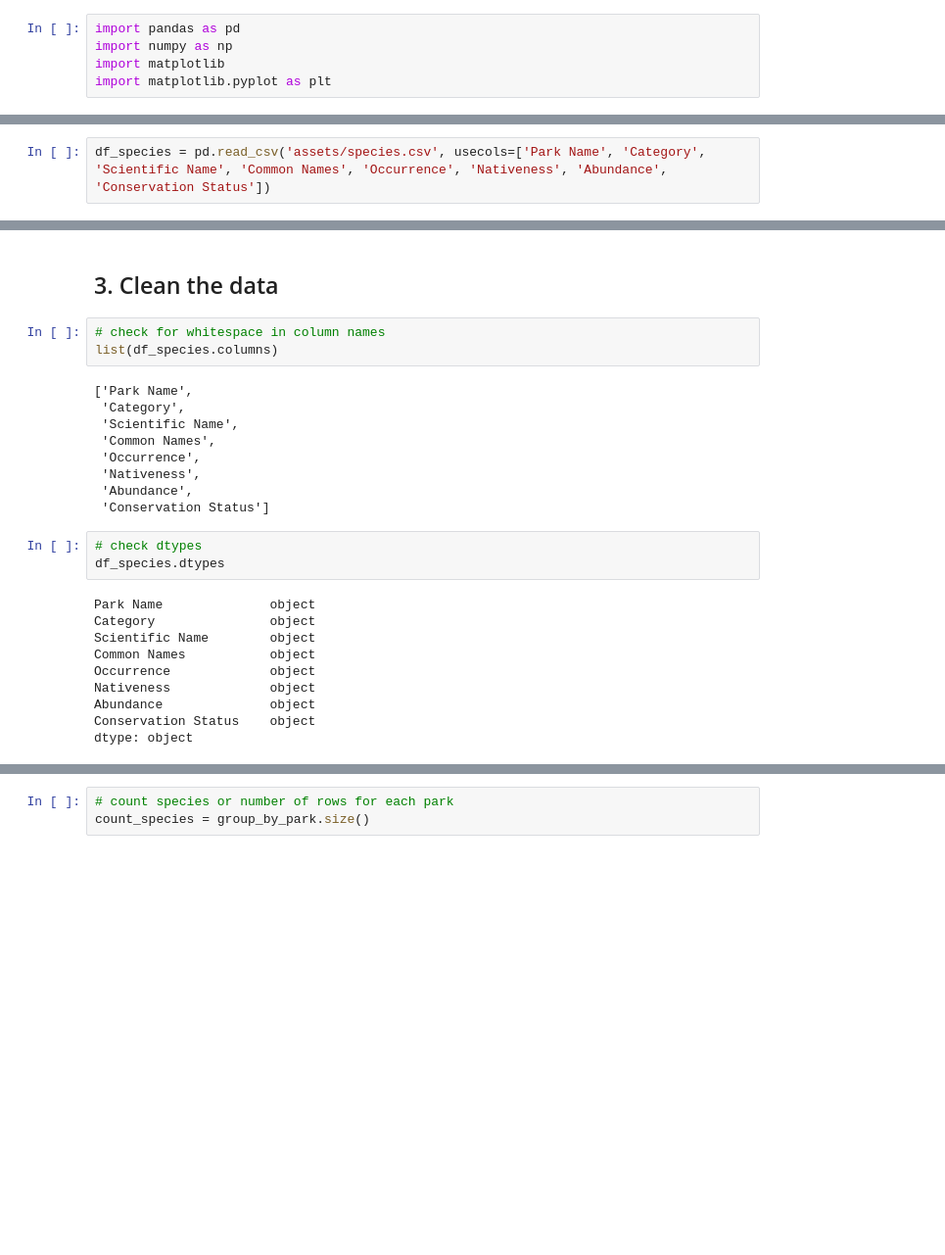
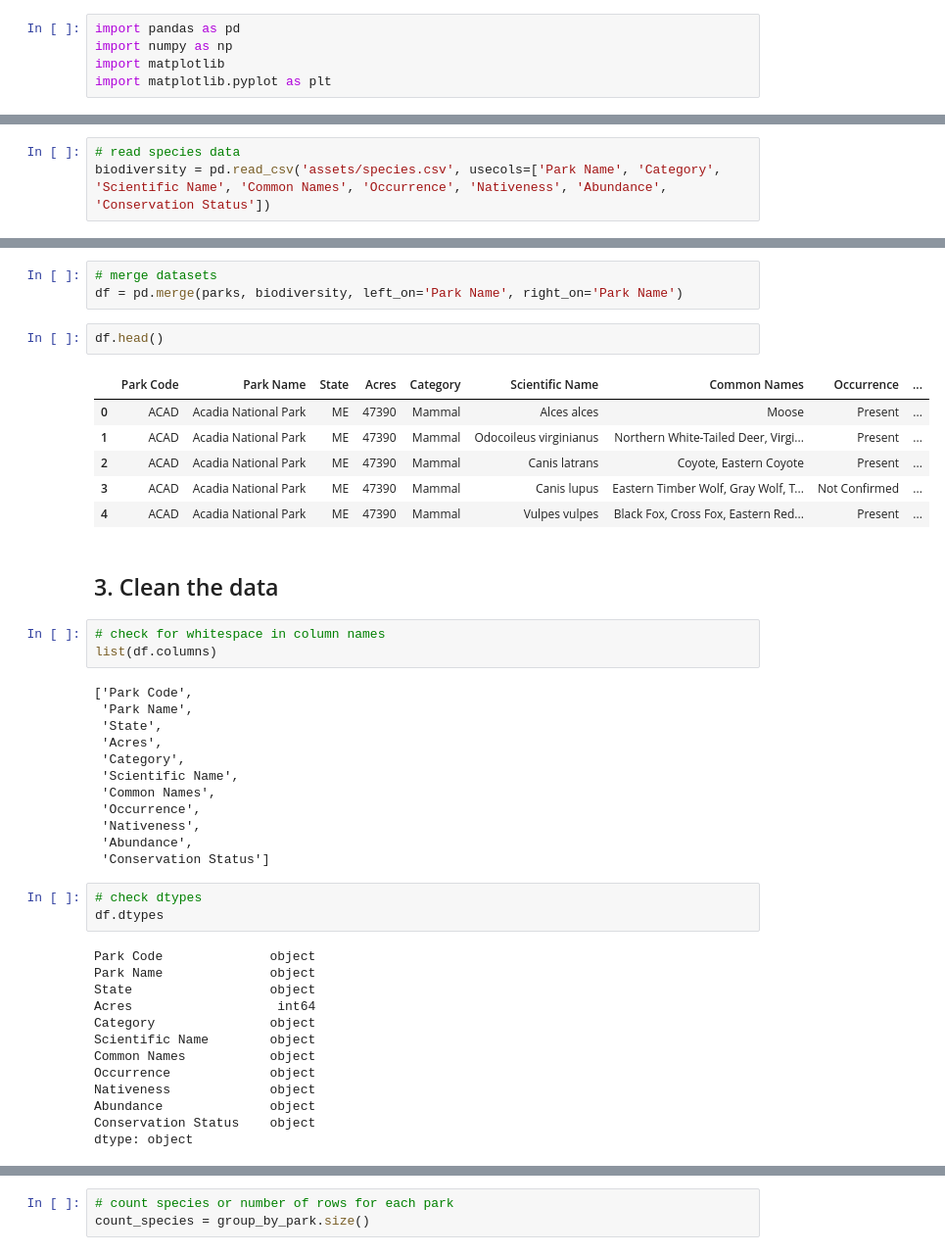
Before and after one commit to slee502/Biodiversity_in_Parks, a Jupyter notebook: Biodiversity_Project.ipynb, the cells around one changed output, grey strips where cells are left out. Shown at 98% size. Cells and saved outputs as stored; diff of their text form; blank space fills up the shorter version.

```diff
--- a/Biodiversity_Project.ipynb
+++ b/Biodiversity_Project.ipynb
@@ -10,3 +13,4 @@ import matplotlib.pyplot as plt
 # %%
-df_species = pd.read_csv('assets/species.csv', usecols=['Park Name', 'Category', 'Scientific Name', 'Common Names', 'Occurrence', 'Nativeness', 'Abundance', 'Conservation Status'])
+# read species data
+biodiversity = pd.read_csv('assets/species.csv', usecols=['Park Name', 'Category', 'Scientific Name', 'Common Names', 'Occurrence', 'Nativeness', 'Abundance', 'Conservation Status'])
 # %%
@@ -21,10 +37,25 @@ df_species.head()
+# %%
+# merge datasets
+df = pd.merge(parks, biodiversity, left_on='Park Name', right_on='Park Name')
+# %%
+df.head()
+# %% [output]
+|  | Park Code | Park Name | State | Acres | Category | Scientific Name | Common Names | Occurrence | ... |
+| 0 | ACAD | Acadia National Park | ME | 47390 | Mammal | Alces alces | Moose | Present | ... |
+| 1 | ACAD | Acadia National Park | ME | 47390 | Mammal | Odocoileus virginianus | Northern White-Tailed Deer, Virgi... | Present | ... |
+| 2 | ACAD | Acadia National Park | ME | 47390 | Mammal | Canis latrans | Coyote, Eastern Coyote | Present | ... |
+| 3 | ACAD | Acadia National Park | ME | 47390 | Mammal | Canis lupus | Eastern Timber Wolf, Gray Wolf, T... | Not Confirmed | ... |
+| 4 | ACAD | Acadia National Park | ME | 47390 | Mammal | Vulpes vulpes | Black Fox, Cross Fox, Eastern Red... | Present | ... |
 # %% [markdown]
 ## 3. Clean the data
 # %%
 # check for whitespace in column names
-list(df_species.columns)
+list(df.columns)
 # %% [output]
-['Park Name',
+['Park Code',
+ 'Park Name',
+ 'State',
+ 'Acres',
  'Category',
  'Scientific Name',
  'Common Names',
@@ -34,9 +65,12 @@ list(df_species.columns)
  'Conservation Status']
 # %%
 # check dtypes
-df_species.dtypes
+df.dtypes
 # %% [output]
+Park Code              object
 Park Name              object
+State                  object
+Acres                   int64
 Category               object
 Scientific Name        object
 Common Names           object
```
Also changed, not shown: parts of 13 cells of this notebook.
